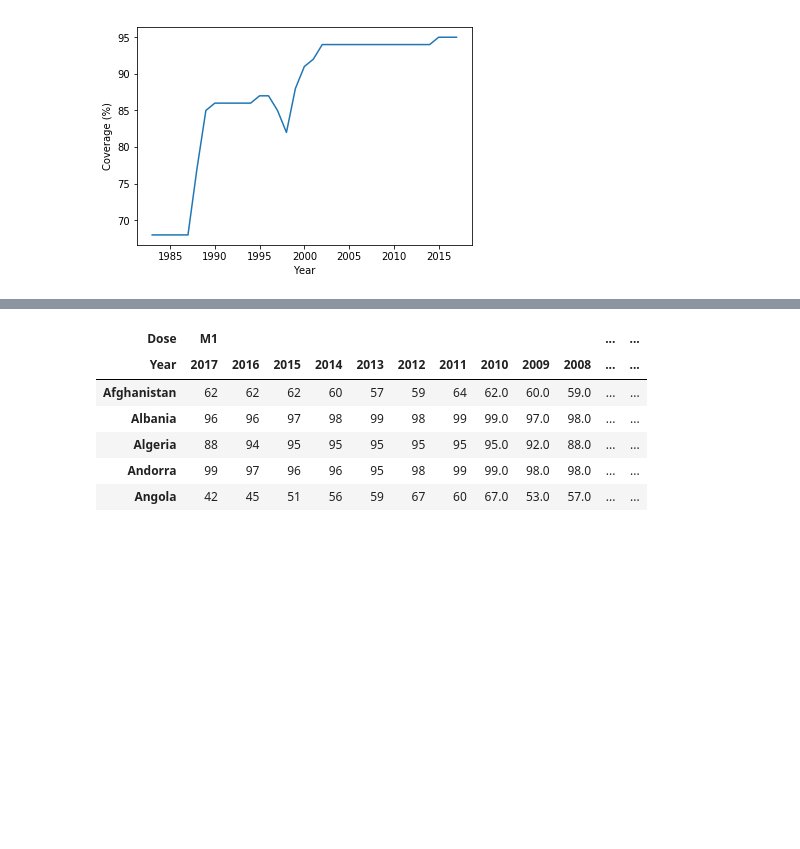
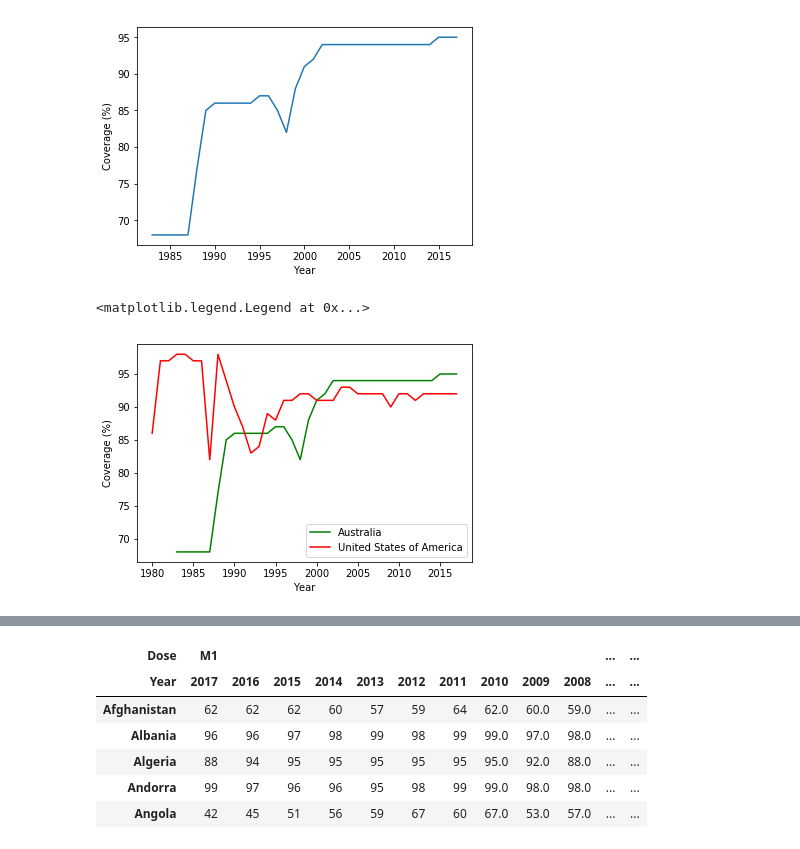
Before and after one commit to noatgnu/cds-python-graph, a Jupyter notebook: notebooks/main.ipynb, the cells around one changed output, grey strips where cells are left out. Drawn from its saved outputs; the diff is of its cells as text; code cells hidden in the pictures; blank space fills up the shorter version.

```diff
--- a/notebooks/main.ipynb
+++ b/notebooks/main.ipynb
@@ -110,6 +123,10 @@ plt.ylabel("Coverage (%)")
 # %%
-plt.plot(measles_1.loc["Australia"]["M1"].index, measles_1.loc["Australia"]["M1"])
-plt.plot(measles_1.loc["United States of America"]["M1"])
+us_m1 = measles_1.loc["United States of America"]["M1"]
+plt.plot(aus_m1.index, aus_m1, color='g')
+plt.plot(us_m1, color='r')
 plt.xlabel("Year")
 plt.ylabel("Coverage (%)")
 plt.legend()
+# %% [output]
+<matplotlib.legend.Legend at 0x...>
+[figure, added]
```
Also changed, not shown: parts of 35 cells of this notebook, 1 other file.
